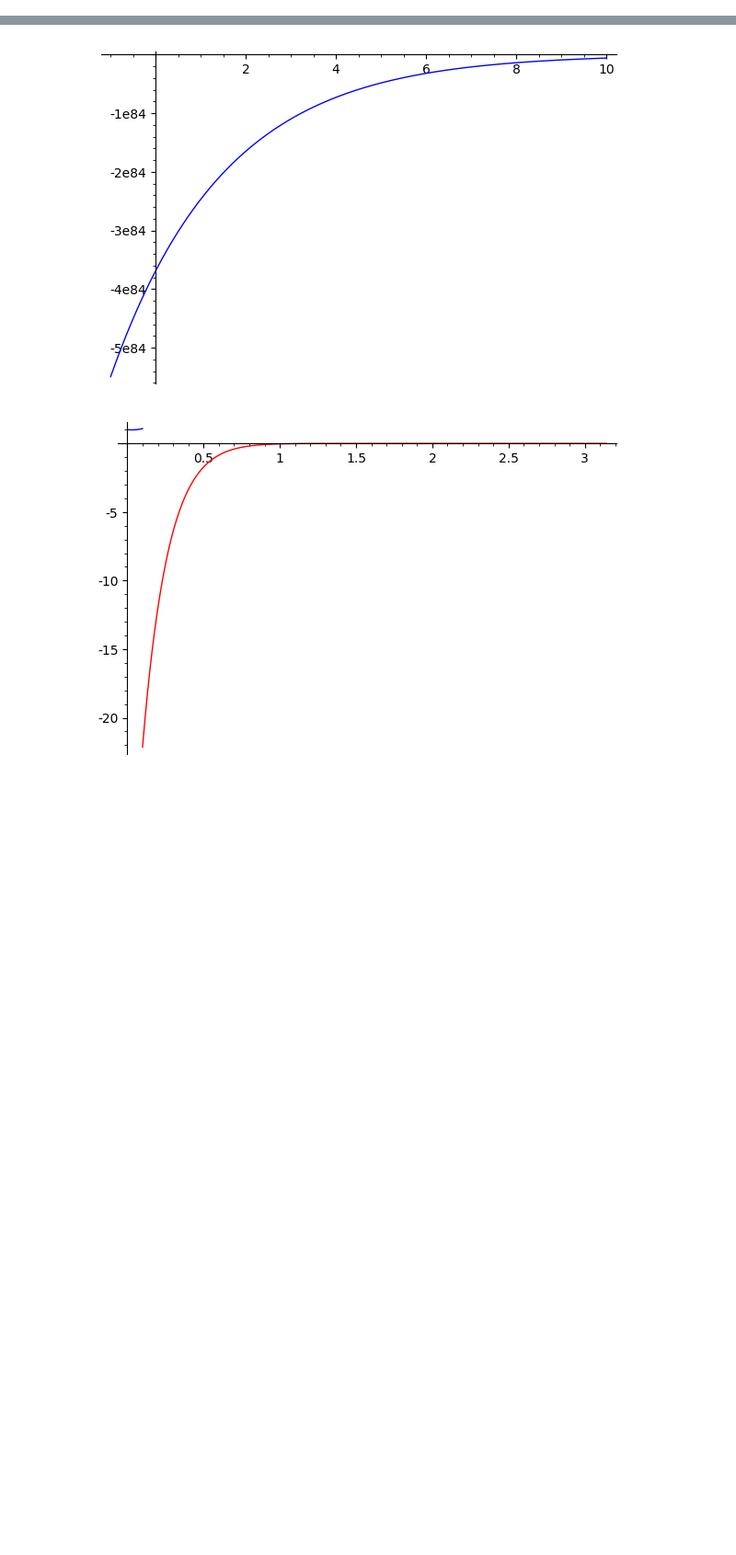
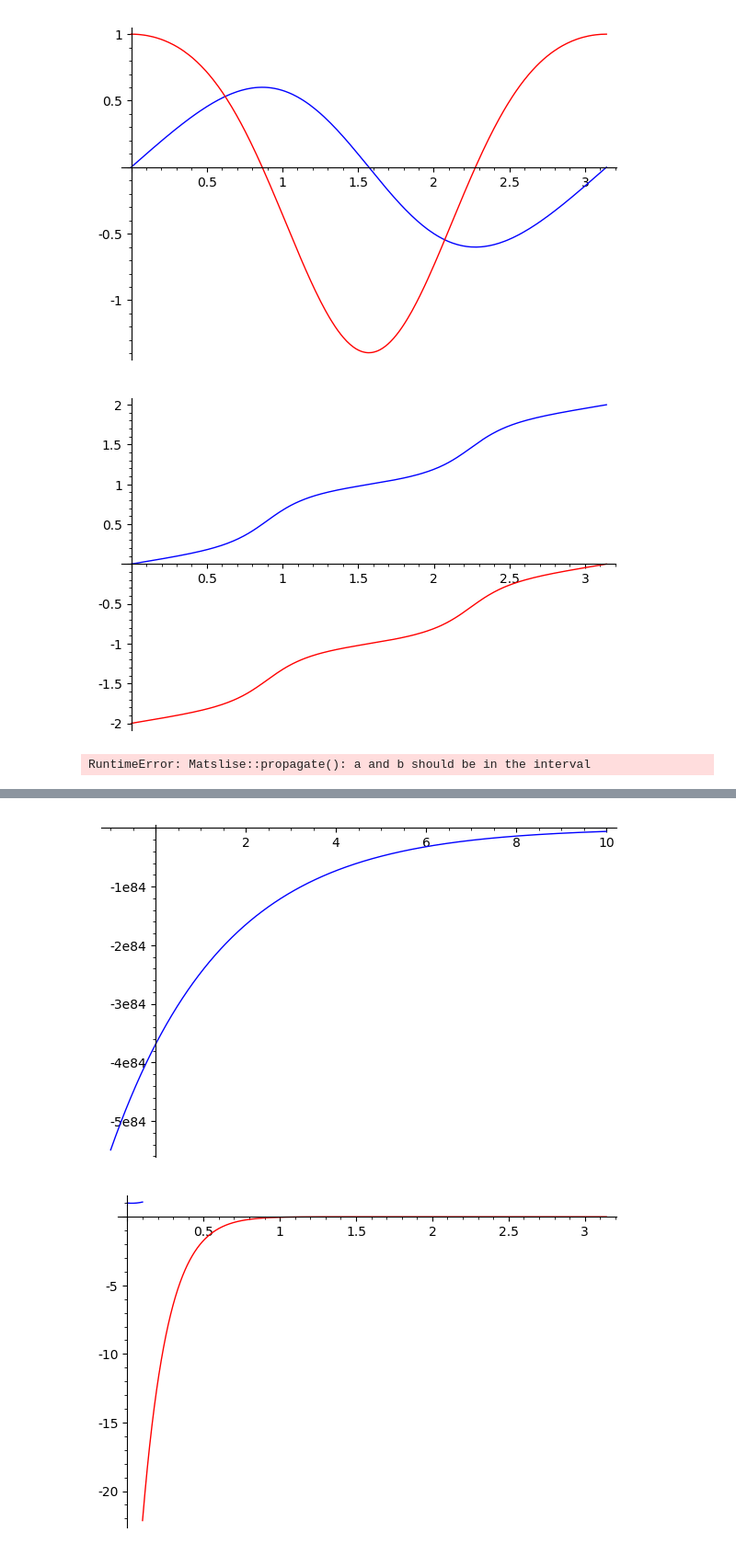
Before and after one commit to twist-numerical/matslise, a Jupyter notebook: notebooks/test_pyslise.ipynb, the cells around one changed output, grey strips where cells are left out. Shown at 92% size. Saved outputs shown, nothing was run; the diff lists cells and outputs as text; code cells hidden in the pictures; blank space fills up the shorter version.

```diff
--- a/notebooks/test_pyslise.ipynb
+++ b/notebooks/test_pyslise.ipynb
@@ -8,0 +28,15 @@ p.propagate(0,[0,1],-5.5,5)
+# %%
+E = 3.917
+b = (0, pi)
+( plot(lambda x: p.propagate(E, [0,1], b[0], x)[0][0], b)
++ plot(lambda x: p.propagate(E, [0,1], b[0], x)[0][1], b, color="red")).show()
+( plot(lambda x: p.propagate(E, [0,1], b[0], x)[1]/pi, b)
++ plot(lambda x: p.propagate(E, [0,1], b[1], x)[1]/pi, b, color="red")).show()
+# %% [output]
+[figure, added]
+[figure, added]
+# %%
+( plot(lambda x: p.propagate(E, [0,1], [0,0], b[0], x)[1][0], b)
++ plot(lambda x: p.propagate(E, [0,1], [0,0], b[0], x)[1][1], b, color="red")).show()
+# %% [output]
+RuntimeError: Matslise::propagate(): a and b should be in the interval
```
Also changed, not shown: parts of 12 cells of this notebook, 21 other files.
